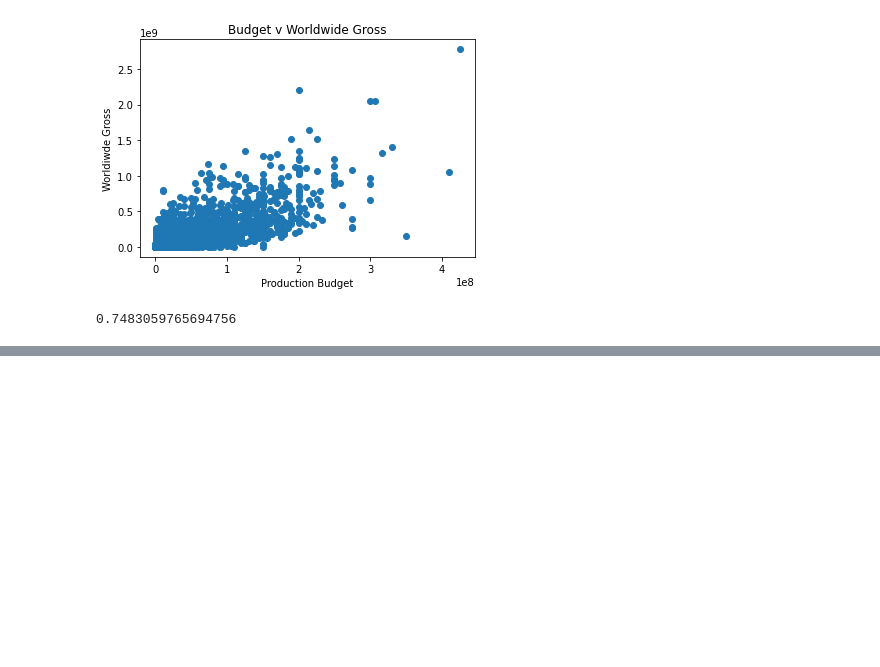
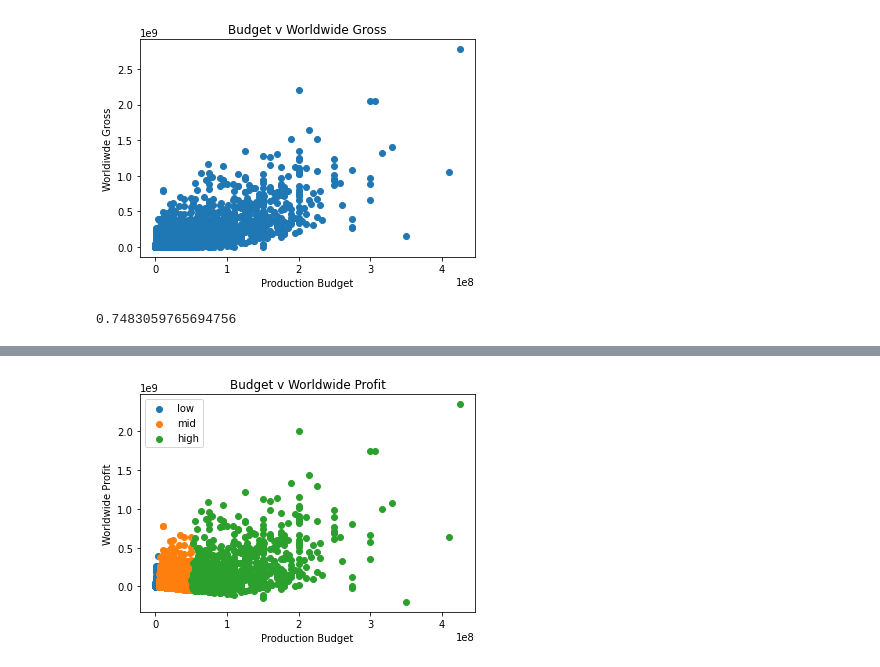
Before and after one commit to mitchallison2/Microsoft-Movie-Project, a Jupyter notebook: Matt's_Workbook.ipynb, the cells around one changed output, grey strips where cells are left out. Cells and saved outputs as stored; diff of their text form; code cells hidden in the pictures; blank space fills up the shorter version.

```diff
--- a/Matt's_Workbook.ipynb
+++ b/Matt's_Workbook.ipynb
@@ -378,0 +466,3 @@ TheNumbers['production_budget'].corr(TheNumbers['worldwide_gross'])
+# %%
+#creates bucket of low budget films
+low_bucket = TheNumbers.loc[TheNumbers['production_budget'] < 5000000 ]
@@ -378,0 +485,3 @@ TheNumbers['production_budget'].corr(TheNumbers['worldwide_gross'])
+# %%
+#creates bucket of mid budget films
+mid_bucket = TheNumbers.loc[(TheNumbers['production_budget'] <= 50000000) & (TheNumbers['production_budget'] > 5000000)]
@@ -378,0 +504,3 @@ TheNumbers['production_budget'].corr(TheNumbers['worldwide_gross'])
+# %%
+#creates bucket of high budget films
+high_bucket = TheNumbers.loc[TheNumbers['production_budget'] > 50000000 ]
@@ -378,0 +523,18 @@ TheNumbers['production_budget'].corr(TheNumbers['worldwide_gross'])
+# %%
+#graph of budget vs profit with buckets
+fig, ax = plt.subplots()
+
+ax.scatter(low_bucket['production_budget'], low_bucket['worldwide_profit'], label='low')
+ax.scatter(mid_bucket['production_budget'], mid_bucket['worldwide_profit'], label='mid')
+ax.scatter(high_bucket['production_budget'], high_bucket['worldwide_profit'], label='high')
+
+ax.set_xlabel('Production Budget')
+ax.set_ylabel('Worldwide Profit')
+
+# Add a title for the plot
+ax.set_title('Budget v Worldwide Profit')
+
+plt.legend(loc='upper left');
+plt.show()
+# %% [output]
+[figure, added]
```
Also changed, not shown: parts of 28 cells of this notebook.
